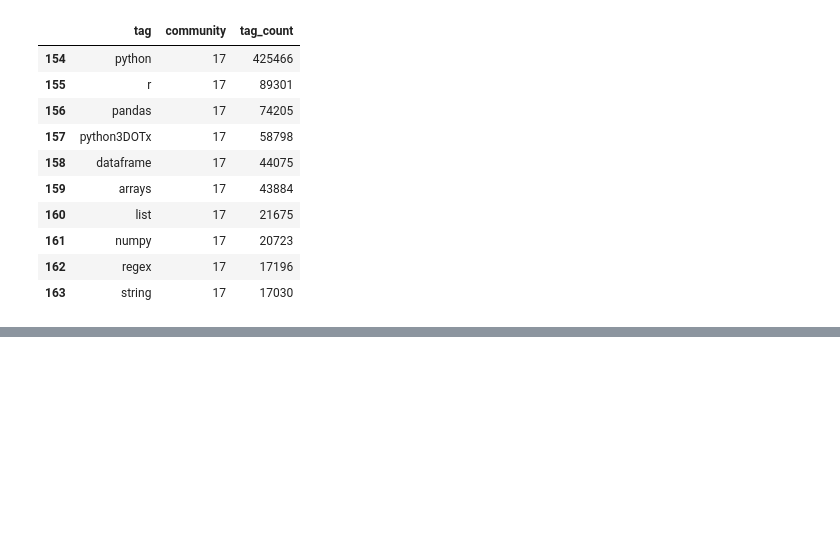
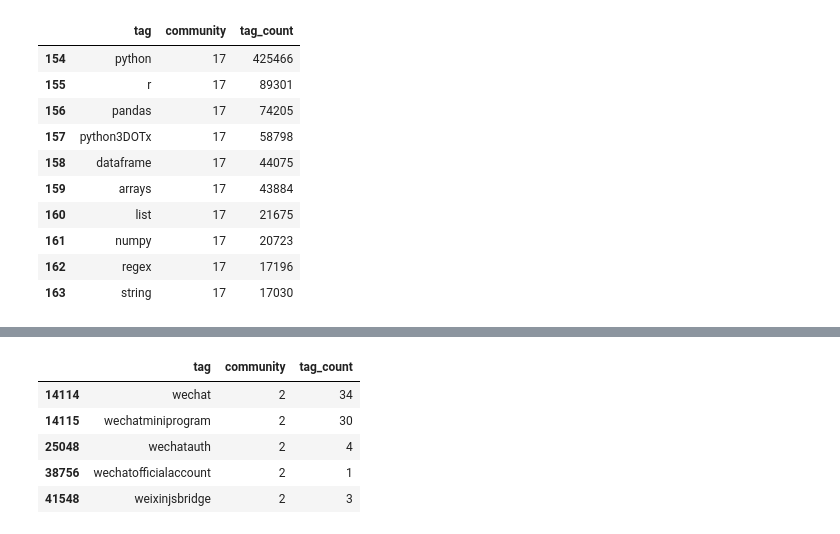
Before and after one commit to CG6036/_Robustness, a Jupyter notebook: TagCluster/Rouvein_pre.ipynb, the cells around one changed output, grey strips where cells are left out. Cells and saved outputs as stored; diff of their text form; code cells hidden in the pictures; blank space fills up the shorter version.

```diff
--- a/TagCluster/Rouvein_pre.ipynb
+++ b/TagCluster/Rouvein_pre.ipynb
@@ -388,3 +388,7 @@ top5each[top5each['community'] == 17]
 #import pickle
 #with open(file = 'louvain_community_pre.pickle', mode = 'wb') as file:
 #    pickle.dump(df_merge, file)
+# %%
+import pickle
+with open(file = 'louvain_community_pre.pickle', mode = 'rb') as file:
+    df_merge = pickle.load(file)
@@ -390,0 +412,9 @@ top5each[top5each['community'] == 17]
+# %%
+df_merge[df_merge['community'] == 2]
+# %% [output]
+|  | tag | community | tag_count |
+| 14114 | wechat | 2 | 34 |
+| 14115 | wechatminiprogram | 2 | 30 |
+| 25048 | wechatauth | 2 | 4 |
+| 38756 | wechatofficialaccount | 2 | 1 |
+| 41548 | weixinjsbridge | 2 | 3 |
```
Also changed, not shown: parts of 3 cells of this notebook, 23 other files.
